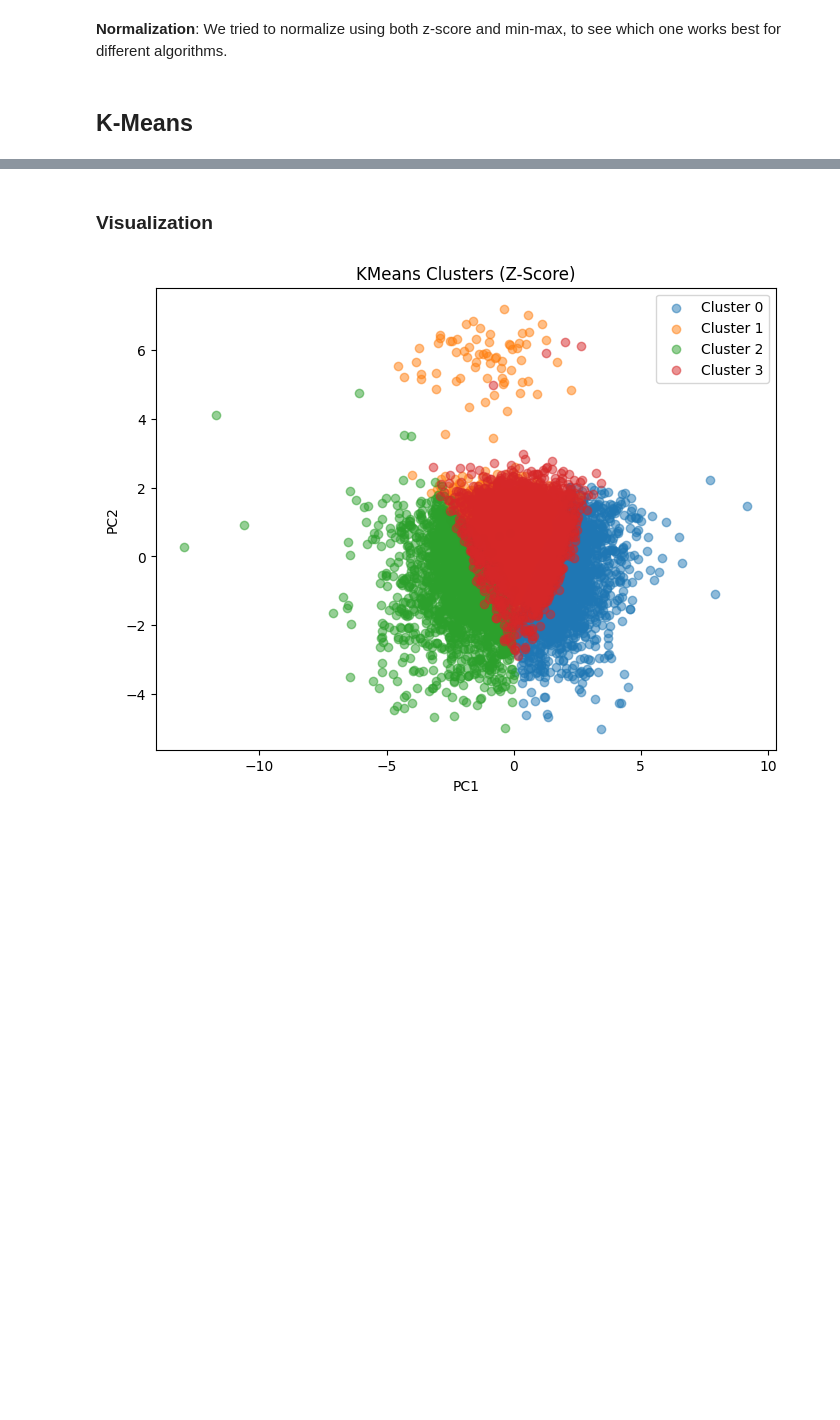
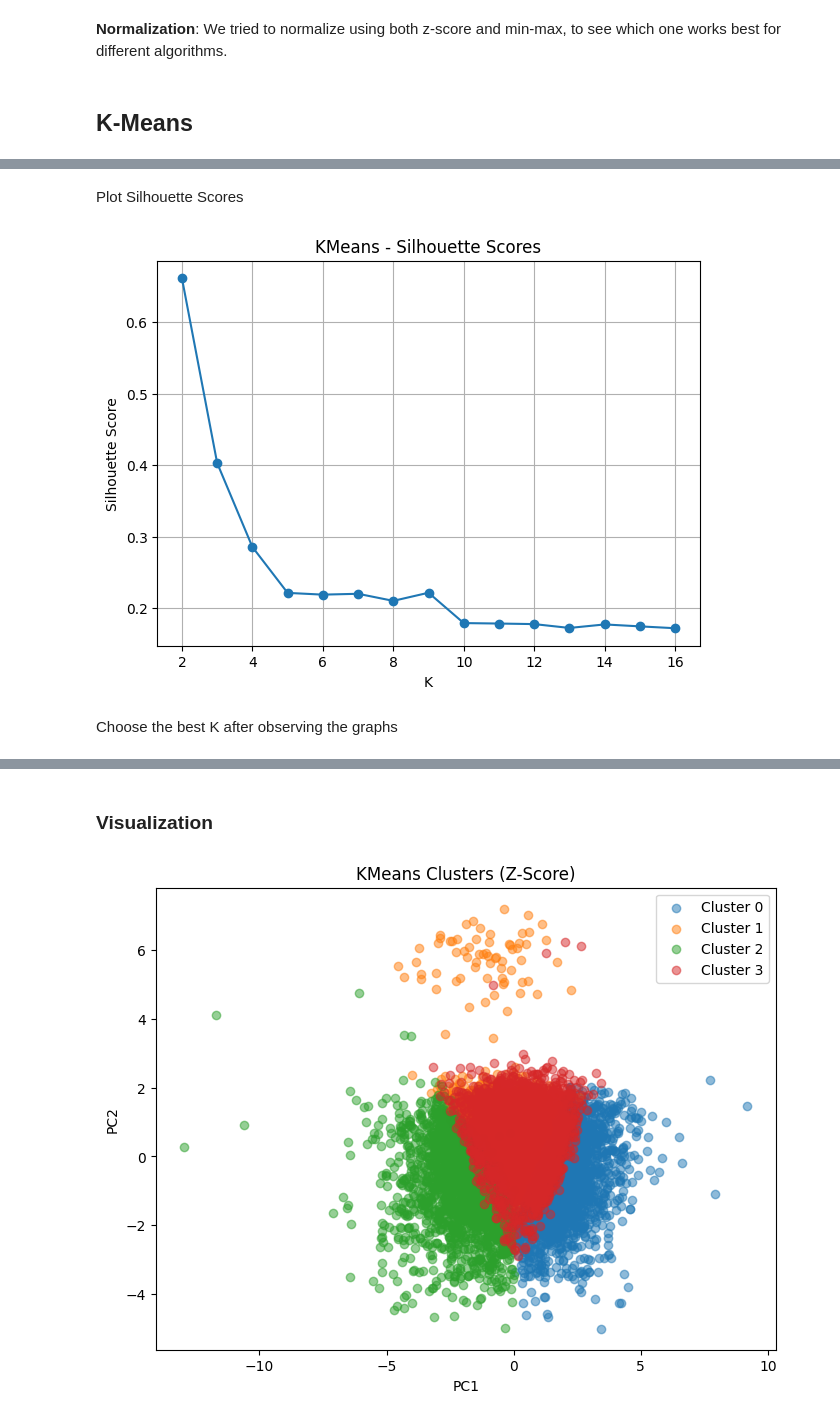
Before and after one commit to abderrahmane-salmi/UNIPI-Data-Mining-Project, a Jupyter notebook: task2/03_clustering_analysis.ipynb, the cells around one changed output, grey strips where cells are left out. Cells and saved outputs as stored; diff of their text form; code cells hidden in the pictures; blank space fills up the shorter version.

```diff
--- a/task2/03_clustering_analysis.ipynb
+++ b/task2/03_clustering_analysis.ipynb
@@ -159,0 +237,14 @@ from sklearn.cluster import KMeans
+# %% [markdown]
+Plot Silhouette Scores
+# %%
+plt.figure(figsize=(7,5))
+plt.plot(k_list, silhouette_list, marker='o')
+plt.xlabel('K')
+plt.ylabel('Silhouette Score')
+plt.title('KMeans - Silhouette Scores')
+plt.grid(True)
+plt.show()
+# %% [output]
+[figure, added]
+# %% [markdown]
+Choose the best K after observing the graphs
```
Also changed, not shown: parts of 10 cells of this notebook.
